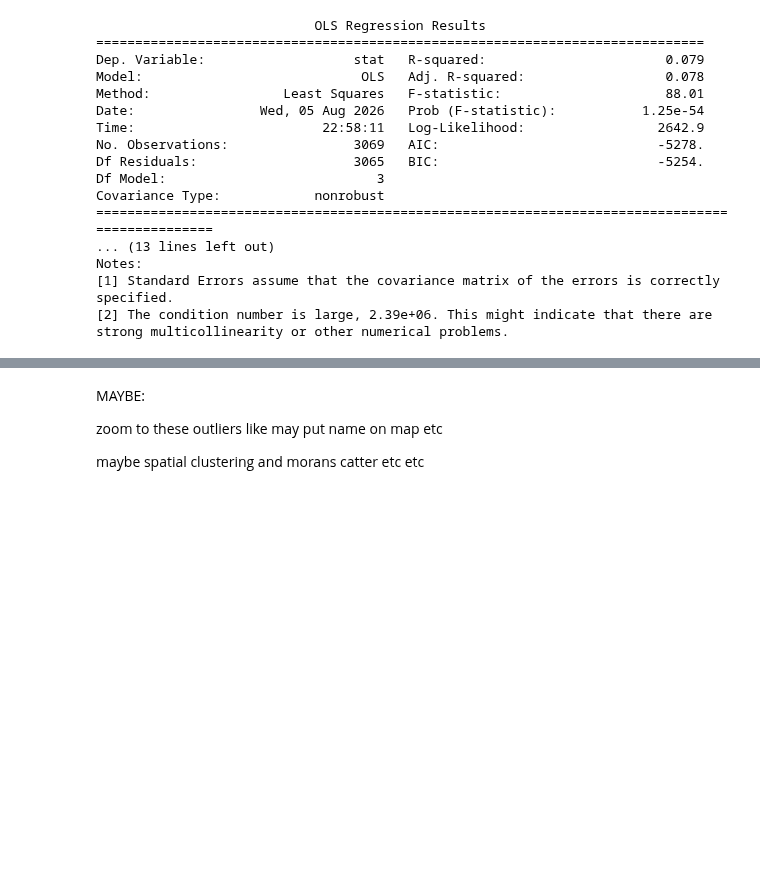
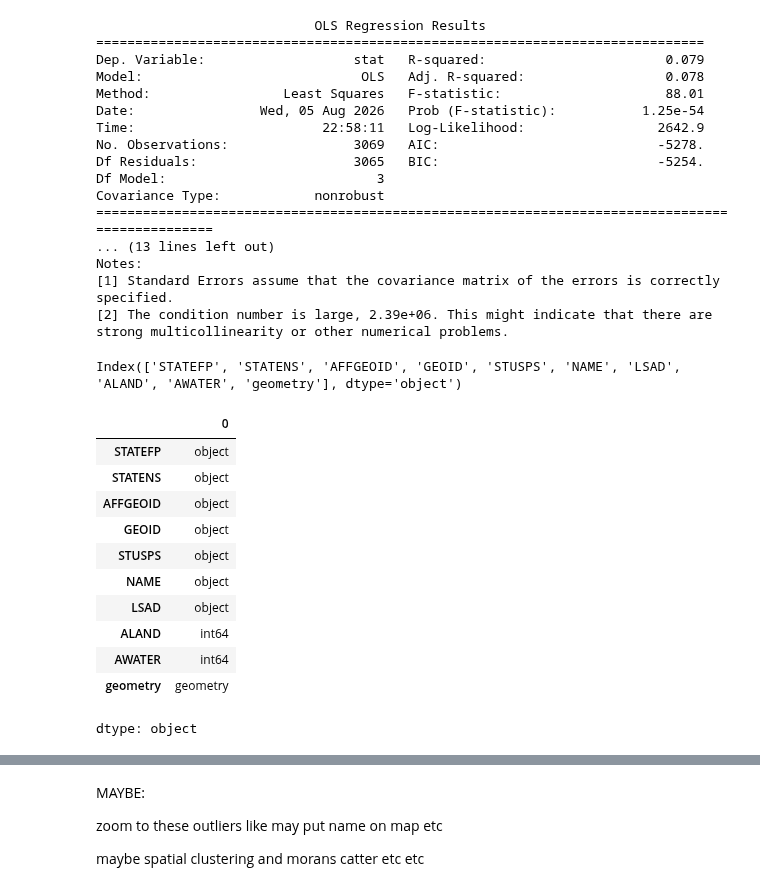
Before and after one commit to theaok/hfgi, a Jupyter notebook: hfgi.ipynb, the cells around one changed output, grey strips where cells are left out. Saved outputs shown, nothing was run; the diff lists cells and outputs as text; code cells hidden in the pictures; blank space fills up the shorter version.

```diff
--- a/hfgi.ipynb
+++ b/hfgi.ipynb
@@ -587,4 +587,28 @@ Notes:
 [1] Standard Errors assume that the covariance matrix of the errors is correctly specified.
 [2] The condition number is large, 2.39e+06. This might indicate that there are
 strong multicollinearity or other numerical problems.
+# %%
+#https://www.census.gov/geographies/mapping-files/time-series/geo/carto-boundary-file.html
+s0 = gpd.read_file('https://www2.census.gov/geo/tiger/GENZ2018/shp/cb_2018_us_state_20m.zip')
+#cont = us[~us['NAME'].isin(['Alaska', 'Hawaii', 'Puerto Rico','American Samoa','United States Virgin Islands','Guam','Commonwealth of the Northern Mariana Islands'])]
+s1 = s0[~s0['STATEFP'].isin(['02', '15', '72', '60', '78', '66', '69'])]
+#gdf1.plot()
+s1.columns
+s1.dtypes
+#s1.plot()
+s=s1
+# %% [output]
+Index(['STATEFP', 'STATENS', 'AFFGEOID', 'GEOID', 'STUSPS', 'NAME', 'LSAD', 'ALAND', 'AWATER', 'geometry'], dtype='object')
+|  | 0 |
+| STATEFP | object |
+| STATENS | object |
+| AFFGEOID | object |
+| GEOID | object |
+| STUSPS | object |
+| NAME | object |
+| LSAD | object |
+| ALAND | int64 |
+| AWATER | int64 |
+| geometry | geometry |
+dtype: object
 # %%
```
Also changed, not shown: parts of 6 cells of this notebook.
